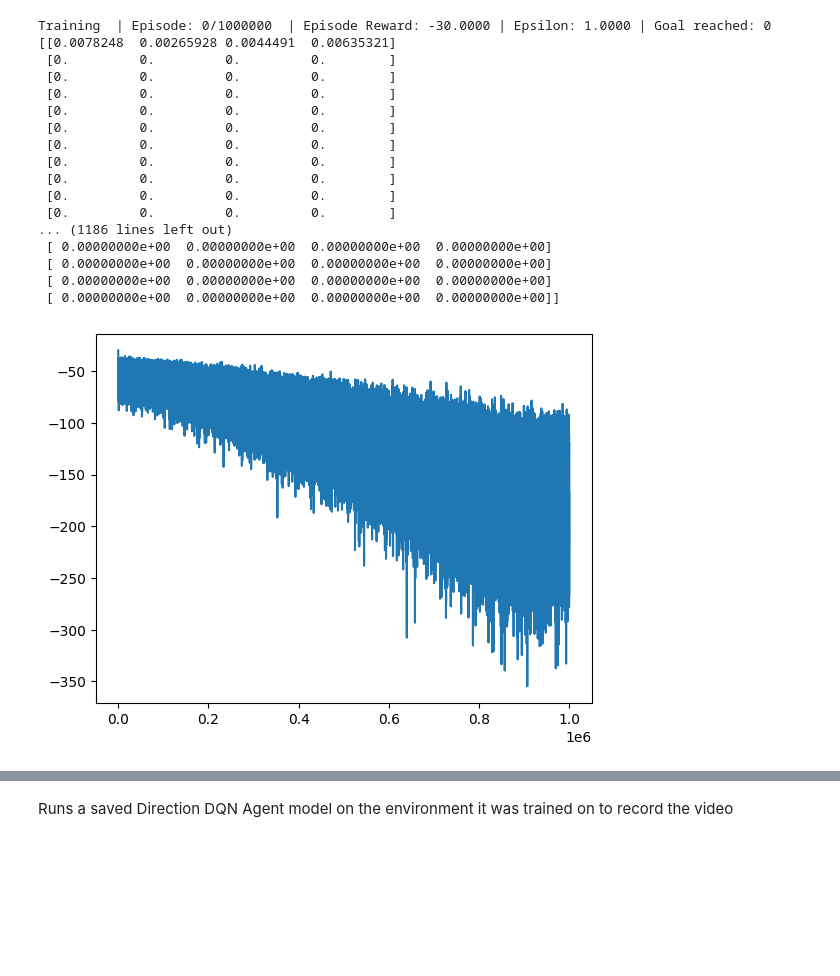
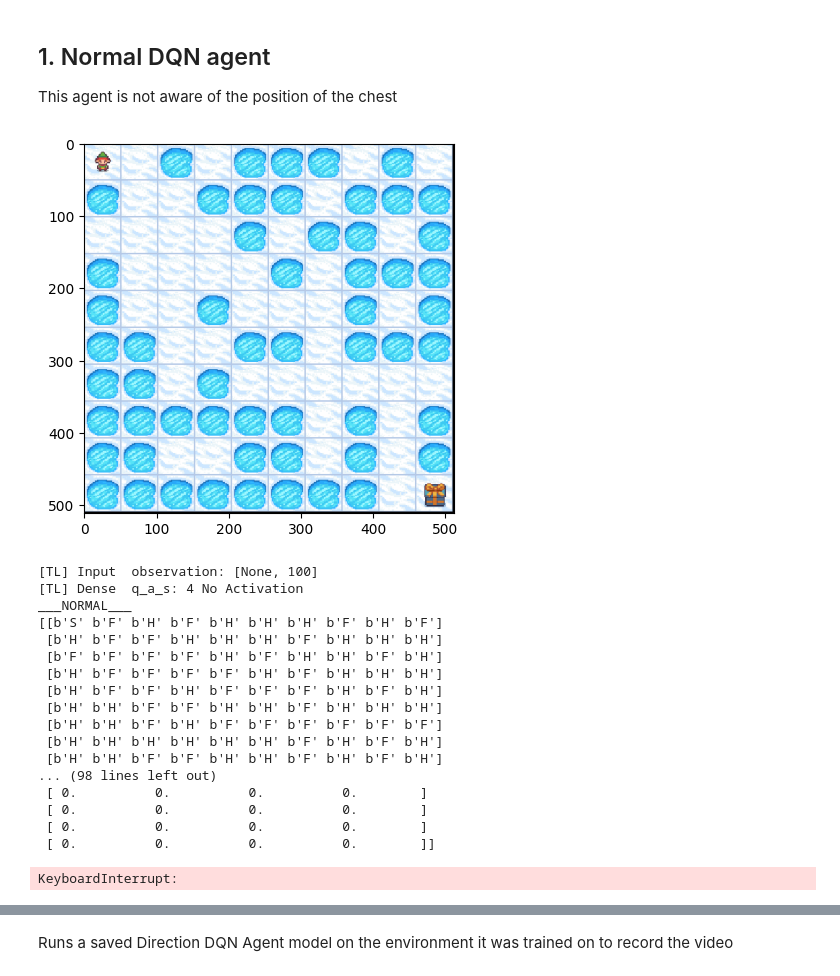
Before and after one commit to doro041/CS5079_AppliedAI, a Jupyter notebook: Task1/new_dqn.ipynb, the cells around one changed output, grey strips where cells are left out. Saved outputs shown, nothing was run; the diff lists cells and outputs as text; code cells hidden in the pictures; blank space fills up the shorter version.

```diff
--- a/Task1/new_dqn.ipynb
+++ b/Task1/new_dqn.ipynb
@@ -210,19 +0,0 @@ class DQNAgent():
-# %%
-from gym.envs.toy_text.frozen_lake import generate_random_map
-
-
-agent = DQNAgent(num_episodes=1_000_000, eps_decay=0.9999975)
-
-qnetwork = agent.get_model([None, 100])
-qnetwork.train()
-train_weights = qnetwork.trainable_weights
-
-optimizer = tf.optimizers.SGD(learning_rate=0.001)
-random_map = generate_random_map(size=10, p=0.3)
-
-env = gym.make(agent.env_id, desc=random_map,render_mode="rgb_array")
-env.reset()
-
-t0 = time.time()
-plt.imshow(env.render())
-display(plt.gcf())
@@ -234,21 +0,0 @@ display(plt.gcf())
-# %%
-agent.train(qnetwork, train_weights, optimizer, env, t0)
-# %% [output]
-Training  | Episode: 0/1000000  | Episode Reward: -30.0000 | Epsilon: 1.0000 | Goal reached: 0
-[[0.0078248  0.00265928 0.0044491  0.00635321]
- [0.         0.         0.         0.        ]
- [0.         0.         0.         0.        ]
- [0.         0.         0.         0.        ]
- [0.         0.         0.         0.        ]
- [0.         0.         0.         0.        ]
- [0.         0.         0.         0.        ]
- [0.         0.         0.         0.        ]
- [0.         0.         0.         0.        ]
- [0.         0.         0.         0.        ]
- [0.         0.         0.         0.        ]
-... (1186 lines left out)
- [ 0.00000000e+00  0.00000000e+00  0.00000000e+00  0.00000000e+00]
- [ 0.00000000e+00  0.00000000e+00  0.00000000e+00  0.00000000e+00]
- [ 0.00000000e+00  0.00000000e+00  0.00000000e+00  0.00000000e+00]
- [ 0.00000000e+00  0.00000000e+00  0.00000000e+00  0.00000000e+00]]
-[figure, removed]
@@ -254,0 +17,3 @@ Training  | Episode: 0/1000000  | Episode Reward: -30.0000 | Epsilon: 1.0000 | G
+# %% [markdown]
+## 1. Normal DQN agent
+This agent is not aware of the position of the chest
@@ -254,0 +150,34 @@ Training  | Episode: 0/1000000  | Episode Reward: -30.0000 | Epsilon: 1.0000 | G
+# %%
+random_map = generate_random_map(size=10, p=0.3)
+
+env = gym.make("FrozenLake-v1", desc=random_map, render_mode="rgb_array")
+env.reset()
+plt.imshow(env.render())
+plt.show()
+
+agent = DQNAgent(env=env)
+print("___NORMAL___")
+
+print(env.desc)
+
+agent.train()
+# %% [output]
+[figure, added]
+[TL] Input  observation: [None, 100]
+[TL] Dense  q_a_s: 4 No Activation
+___NORMAL___
+[[b'S' b'F' b'H' b'F' b'H' b'H' b'H' b'F' b'H' b'F']
+ [b'H' b'F' b'F' b'H' b'H' b'H' b'F' b'H' b'H' b'H']
+ [b'F' b'F' b'F' b'F' b'H' b'F' b'H' b'H' b'F' b'H']
+ [b'H' b'F' b'F' b'F' b'F' b'H' b'F' b'H' b'H' b'H']
+ [b'H' b'F' b'F' b'H' b'F' b'F' b'F' b'H' b'F' b'H']
+ [b'H' b'H' b'F' b'F' b'H' b'H' b'F' b'H' b'H' b'H']
+ [b'H' b'H' b'F' b'H' b'F' b'F' b'F' b'F' b'F' b'F']
+ [b'H' b'H' b'H' b'H' b'H' b'H' b'F' b'H' b'F' b'H']
+ [b'H' b'H' b'F' b'F' b'H' b'H' b'F' b'H' b'F' b'H']
+... (98 lines left out)
+ [ 0.          0.          0.          0.        ]
+ [ 0.          0.          0.          0.        ]
+ [ 0.          0.          0.          0.        ]
+ [ 0.          0.          0.          0.        ]]
+KeyboardInterrupt:
```
Also changed, not shown: parts of 11 cells of this notebook, 1 other file.
